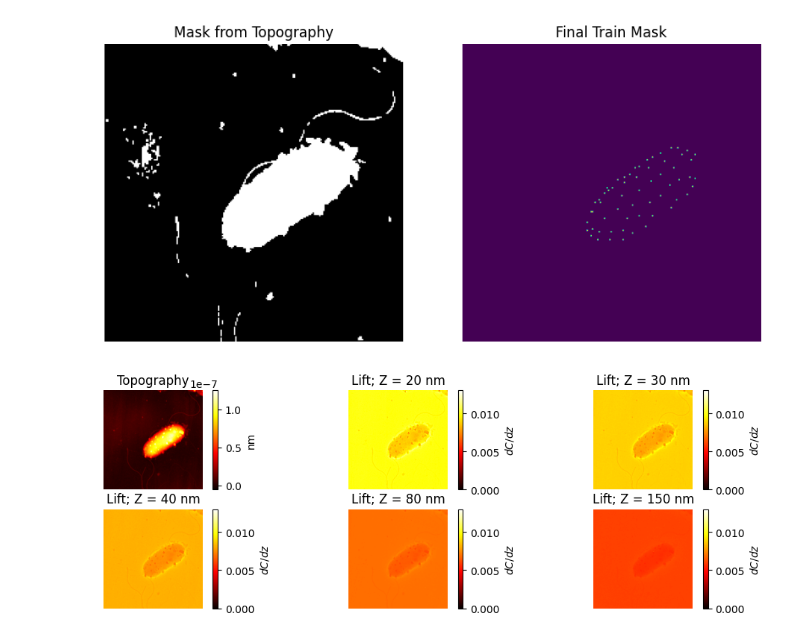
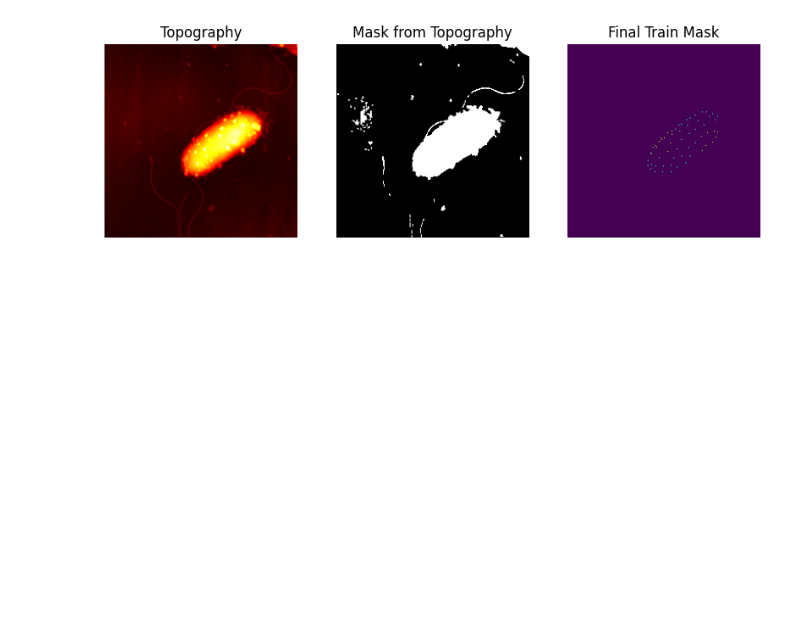
Before and after one commit to mcanoibec/fast_smart_scanning, a Jupyter notebook: work_directory/other_examples/tests_for_library.ipynb, the cells around one changed output. Saved outputs shown, nothing was run; the diff lists cells and outputs as text; code cells hidden in the pictures; blank space fills up the shorter version.

```diff
--- a/work_directory/other_examples/tests_for_library.ipynb
+++ b/work_directory/other_examples/tests_for_library.ipynb
@@ -21,10 +21,9 @@ m_ep_thresh=0.3
 # %%
 preproc = preprocessing(topography_file, curves_file, ref_file, cutout_size)
 preproc.get_mask(binary_threshold, object_size, hole_size, m_ep_thresh)
 
-preproc.get_fc(see_data=1, use_lifts=1)
+preproc.get_fc(see_data=0, use_lifts=1)
 # %% [output]
-[figure, old version]
+[figure, new version]
-[figure, removed]
 # %%
 preproc.get_conv(direct_mask=1)
```
Also changed, not shown: parts of 4 cells of this notebook, 1 other file.
